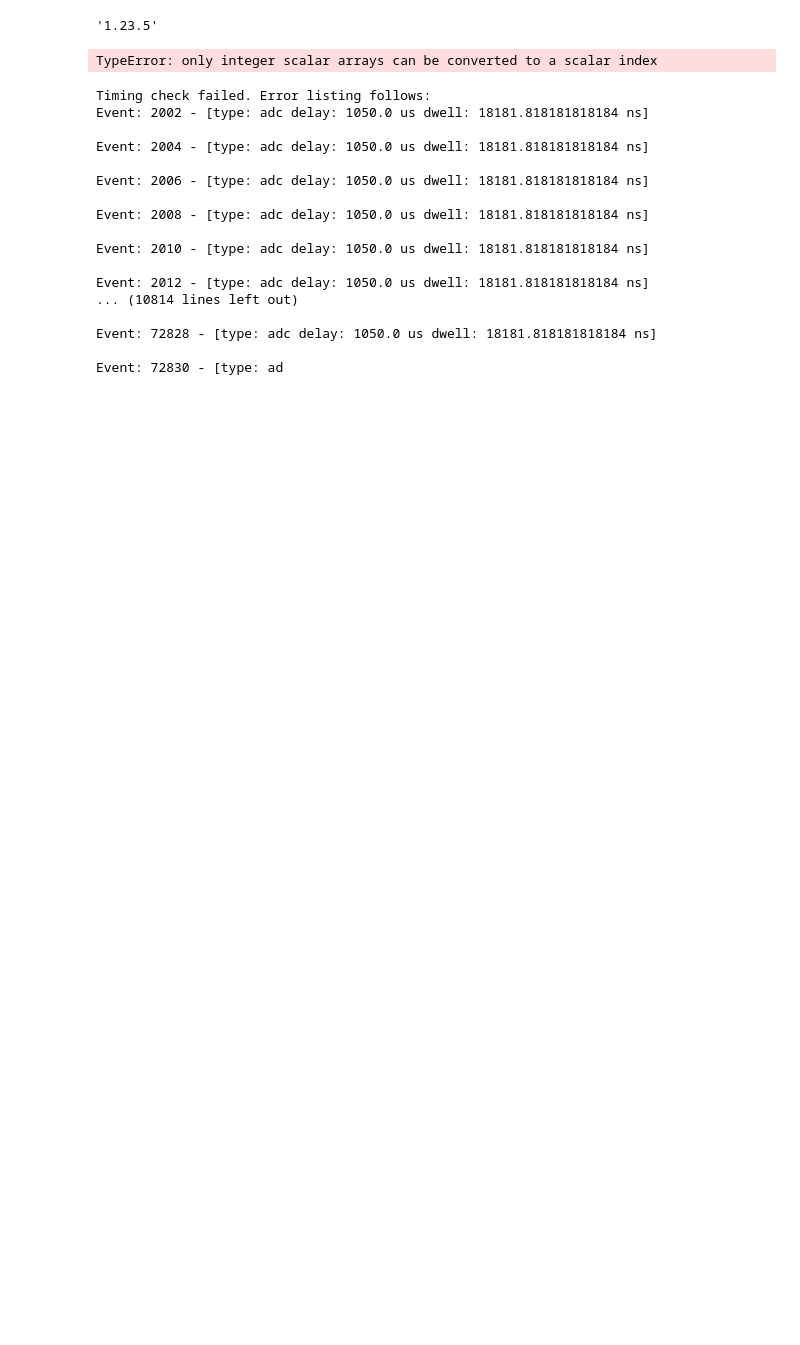
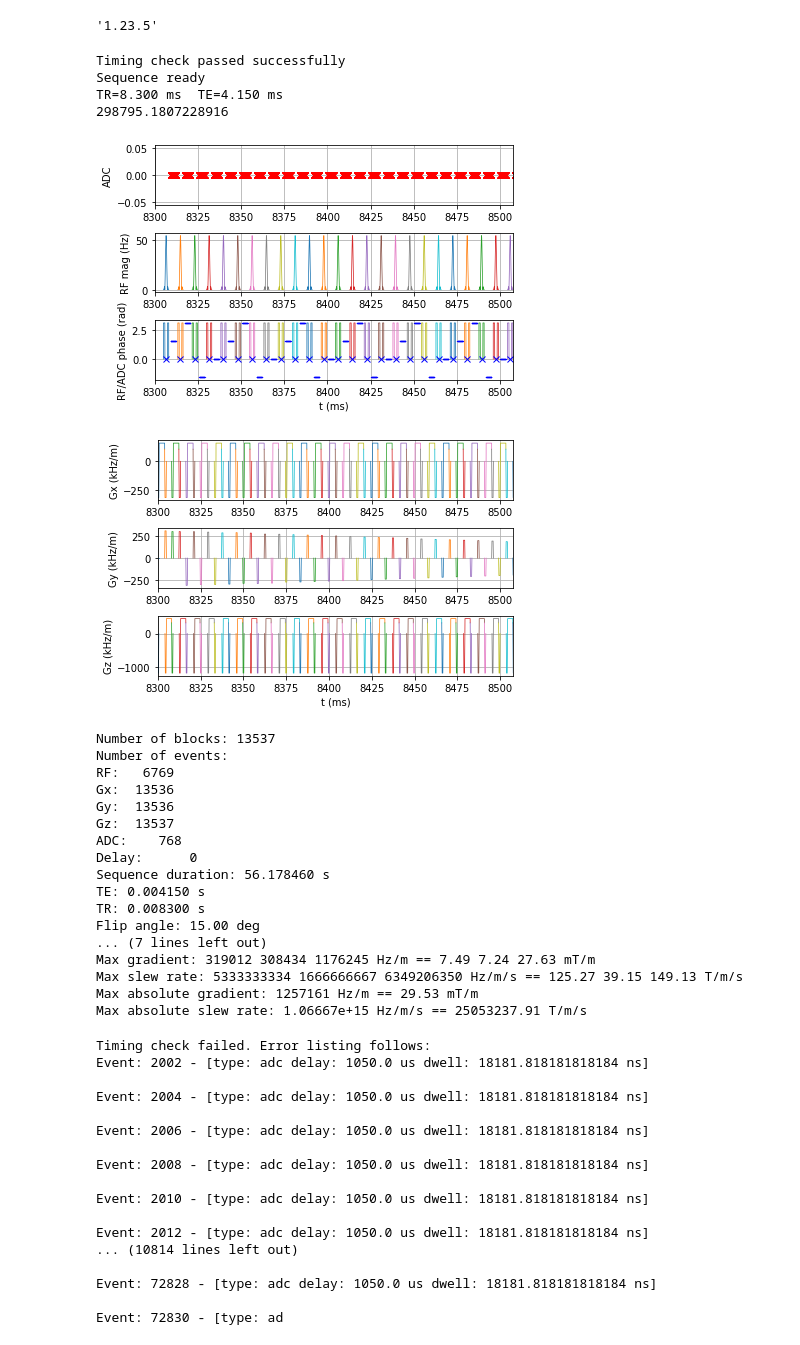
Before and after one commit to yaskhanloo/pulseqYS, a Jupyter notebook: write_bSSFP_20240219.ipynb, the cells around one changed output. Cells and saved outputs as stored; diff of their text form; code cells hidden in the pictures; blank space fills up the shorter version.

Commit message:
new file:   PCbSSFP_36PC_20240219.seq 	modified:   write_bSSFP_20240219.ipynb

```diff
--- a/write_bSSFP_20240219.ipynb
+++ b/write_bSSFP_20240219.ipynb
@@ -182,35 +182,57 @@ def main(plot: bool, write_seq: bool, seq_filename: str = "PCbSSFP_36PC_20240219
 
 
     TR = (pp.calc_duration(seq.get_block(5)) + pp.calc_duration(seq.get_block(6)))
     #assert TR == desired_TR  # Replace `desired_TR` with the expected TR value
 
     print('Sequence ready')
     print(f'TR={TR * 1e3:.3f} ms  TE={TE * 1e3:.3f} ms')
     print(gy_pre1.amplitude)
 
     # ======
     # VISUALIZATION
     # ======
     if plot:
         seq.plot(label="lin", time_range=np.array([1000, 1025]) * TR, time_disp="ms")
       #  seq.plot(label="lin", time_disp="ms")
 
     rep = seq.test_report()
     print(rep)
 
     # =========
     # WRITE .SEQ
     # =========
     if write_seq:
     # Prepare the sequence output for the scanner
         seq.set_definition(key="FOV", value=[fov, fov, slice_thickness * n_slices])
         seq.set_definition(key="Name", value="bSSFP")
-       # seq.write(seq_filename)
+        seq.write(seq_filename)
 
 if __name__ == "__main__":
     main(plot=True, write_seq=True)
 # %% [output]
-TypeError: only integer scalar arrays can be converted to a scalar index
+Timing check passed successfully
+Sequence ready
+TR=8.300 ms  TE=4.150 ms
+298795.1807228916
+[figure, added]
+[figure, added]
+Number of blocks: 13537
+Number of events:
+RF:   6769
+Gx:  13536
+Gy:  13536
+Gz:  13537
+ADC:    768
+Delay:      0
+Sequence duration: 56.178460 s
+TE: 0.004150 s
+TR: 0.008300 s
+Flip angle: 15.00 deg
+... (7 lines left out)
+Max gradient: 319012 308434 1176245 Hz/m == 7.49 7.24 27.63 mT/m
+Max slew rate: 5333333334 1666666667 6349206350 Hz/m/s == 125.27 39.15 149.13 T/m/s
+Max absolute gradient: 1257161 Hz/m == 29.53 mT/m
+Max absolute slew rate: 1.06667e+15 Hz/m/s == 25053237.91 T/m/s
 # %%
 # PCbSSFP, 1000 prep pulse, make it 3D with slab selection or match the parameters with the one from IDEA, change PC to 36 instead of 6
 def main(plot: bool, write_seq: bool, seq_filename: str = "PCbSSFP_1slc_36PC_20231102.seq"):
```
Also changed, not shown: 1 other file.
